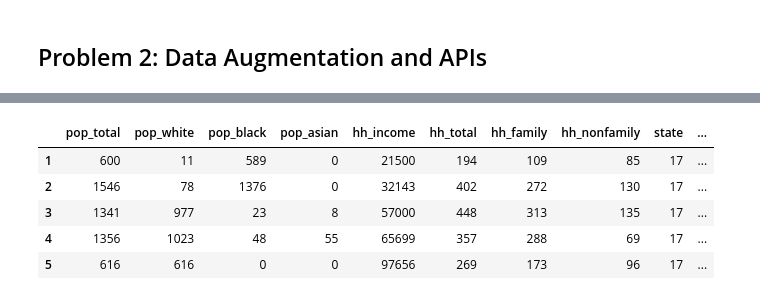
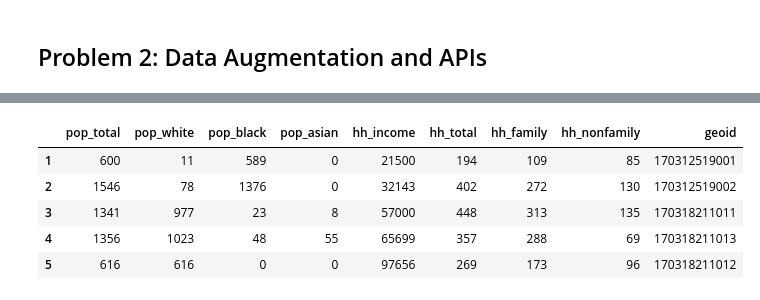
Before and after one commit to jtanwk/capp30254, a Jupyter notebook: HW1/Homework 1.ipynb, the cells around one changed output, grey strips where cells are left out. Cells and saved outputs as stored; diff of their text form; code cells hidden in the pictures.

```diff
--- a/HW1/Homework 1.ipynb
+++ b/HW1/Homework 1.ipynb
@@ -289,4 +353,7 @@ Since we are dealing with highly granular data, I've chosen to use data from the
 # %%
+# 3. Get census data for Cook County
+# ACS 5-year estimates have data at the block-group level
+
 # define query to census API
 # unique census key is stored in environmental variable
 CENSUS_URL = 'https://api.census.gov/data/2017/acs/acs5'
@@ -304,36 +371,39 @@ QUERY_PARAMS = {
 # Query
 census_data = requests.get(CENSUS_URL, params=QUERY_PARAMS)
 
 if not census_data:
     print(f"Query failed with status code {census_data.status_code}")
 else:
     census_df = pd.DataFrame.from_records(census_data.json())
 
     # Use first row as headers
     census_df.columns = census_df.iloc[0]
     census_df = census_df[1:]
 
     # Rename columns from census codes
     census_df = census_df.rename({
         'B02001_001E': 'pop_total',
         'B02001_002E': 'pop_white',
         'B02001_003E': 'pop_black',
         'B02001_005E': 'pop_asian',
         'B19013_001E': 'hh_income', # median household income in last 12 months
         'B11016_001E': 'hh_total',
         'B11016_002E': 'hh_family',
         'B11016_009E': 'hh_nonfamily'
     }, axis='columns')
 
     # Combine state, county, tract, and block group IDs into GEOID
     census_df['geoid'] = census_df['state'] + census_df['county'] \
                          + census_df['tract'] + census_df['block group']
 
+    census_df = census_df.drop(labels=['state', 'county', 'tract', 'block group'],
+                               axis='columns')
+
 census_df.head()
 # %% [output]
-|  | pop_total | pop_white | pop_black | pop_asian | hh_income | hh_total | hh_family | hh_nonfamily | state | ... |
-| 1 | 600 | 11 | 589 | 0 | 21500 | 194 | 109 | 85 | 17 | ... |
-| 2 | 1546 | 78 | 1376 | 0 | 32143 | 402 | 272 | 130 | 17 | ... |
-| 3 | 1341 | 977 | 23 | 8 | 57000 | 448 | 313 | 135 | 17 | ... |
-| 4 | 1356 | 1023 | 48 | 55 | 65699 | 357 | 288 | 69 | 17 | ... |
-| 5 | 616 | 616 | 0 | 0 | 97656 | 269 | 173 | 96 | 17 | ... |
+|  | pop_total | pop_white | pop_black | pop_asian | hh_income | hh_total | hh_family | hh_nonfamily | geoid |
+| 1 | 600 | 11 | 589 | 0 | 21500 | 194 | 109 | 85 | 170312519001 |
+| 2 | 1546 | 78 | 1376 | 0 | 32143 | 402 | 272 | 130 | 170312519002 |
+| 3 | 1341 | 977 | 23 | 8 | 57000 | 448 | 313 | 135 | 170318211011 |
+| 4 | 1356 | 1023 | 48 | 55 | 65699 | 357 | 288 | 69 | 170318211013 |
+| 5 | 616 | 616 | 0 | 0 | 97656 | 269 | 173 | 96 | 170318211012 |
```
Also changed, not shown: parts of 6 cells of this notebook, 2 other files.
